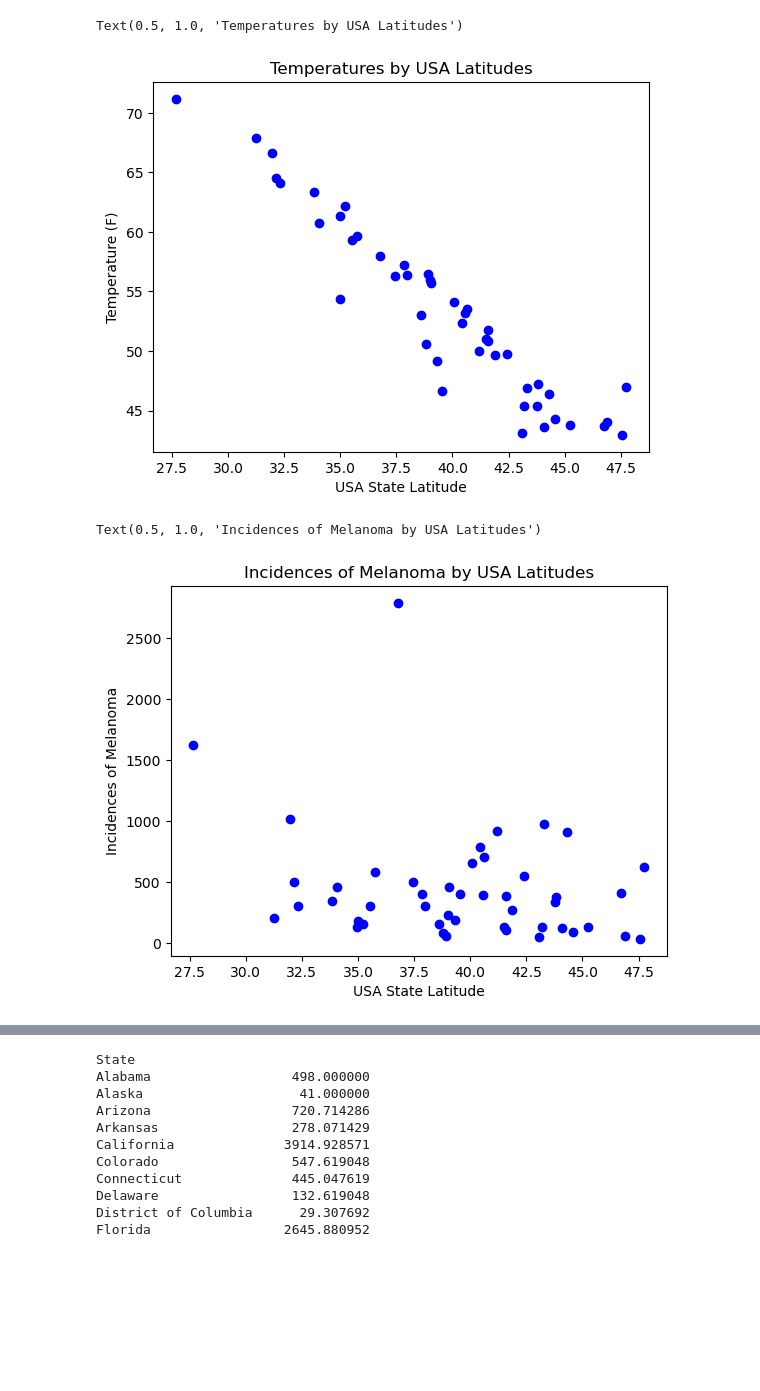
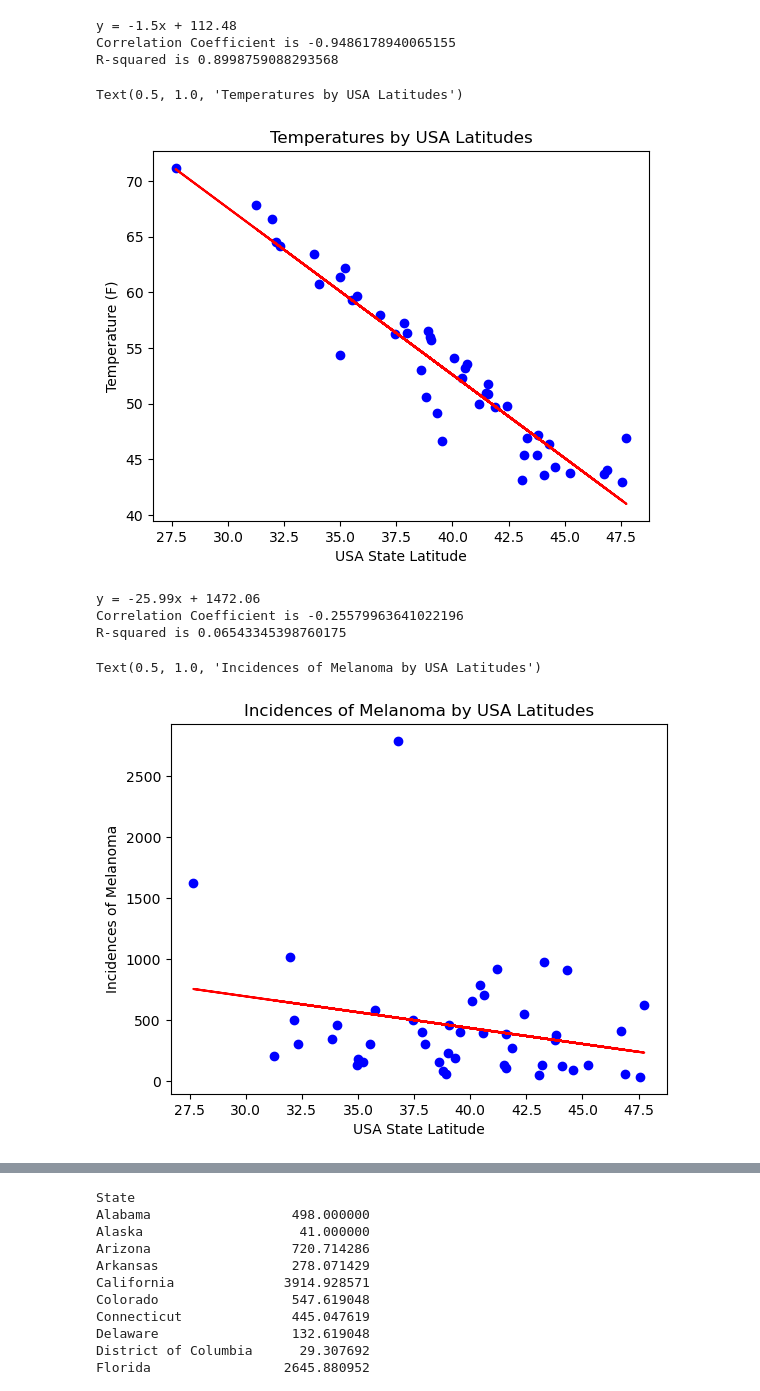
Before and after one commit to ishasaldhi/Project-1, a Jupyter notebook: Melanoma Regional.ipynb, the cells around one changed output, grey strips where cells are left out. Saved outputs shown, nothing was run; the diff lists cells and outputs as text; code cells hidden in the pictures; blank space fills up the shorter version.

Commit message:
GRAPHS AND STAT TESTS

```diff
--- a/Melanoma Regional.ipynb
+++ b/Melanoma Regional.ipynb
@@ -20,7 +20,7 @@ weatherlatlong = pd.merge(weatherData, latlongData, how = "left", on = ["State",
 melanomaData = melanomaData.drop(columns=['State Code', 'Year Code'])
 # %%
 #Take out the uneeded columns, create a new weather data frame
-cleanWeather = weatherlatlong.drop(columns=["Fall","Spring","index_x","Summer","Winter","max_warming_season","country_code","country", "STATENS", "index_y", "latitude","longitude"])
+cleanWeather = weatherlatlong.drop(columns=["Fall","Spring","index_x","Summer","Winter","max_warming_season","country_code","country", "STATENS", "index_y", "latitude","longitude", 'fips'])
 cleanWeather = cleanWeather.loc[cleanWeather["year"]>1998].rename(columns={"year":"Year"})
 # %%
 cleanWeather.head()
@@ -85,25 +85,57 @@ melanoma1999.groupby('State').mean()#[:]
 # %%
 #Create a scatter plot of the Latidude versus the Temperature
 averages1999 = melanoma1999.groupby('State').mean()
+
+x, y = averages1999["usa_state_latitude"], averages1999["temp"]
+(slope, intercept, rvalue, pvalue, stderr) = st.linregress(x, y)
+regress = x * slope + intercept
+line = "y = " + str(round(slope,2)) + "x + " + str(round(intercept,2))
+print(line)
+r = np.corrcoef(x, y)
+rSquared = r*r
+print("Correlation Coefficient is " + str(r[0][1]))
+print("R-squared is " + str(rSquared[0][1]))
+
+
 fig1, ax1 = plt.subplots()
 markersize = 5
 
-plt.scatter(averages1999["usa_state_latitude"], averages1999["temp"], color = "blue")
+plt.scatter(x, y, color = "blue")
+plt.plot(x,regress,"r-")
+
 plt.ylabel("Temperature (F)")
 plt.xlabel("USA State Latitude")
-plt.title('Temperatures by USA Latitudes')
+plt.title('Temperatures by USA Latitudes IN 1999')
 # %% [output]
-Text(0.5, 1.0, 'Temperatures by USA Latitudes')
+y = -1.5x + 112.48
+Correlation Coefficient is -0.9486178940065155
+R-squared is 0.8998759088293568
+Text(0.5, 1.0, 'Temperatures by USA Latitudes')
-[figure, old version]
+[figure, new version]
 # %%
 #Create a scatter plot of the Latidude versus the incidence of Melanoma
+x1, y1 = averages1999["usa_state_latitude"], averages1999["Count"]
+(slope, intercept, rvalue, pvalue, stderr) = st.linregress(x1, y1)
+regress = x1 * slope + intercept
+line = "y = " + str(round(slope,2)) + "x + " + str(round(intercept,2))
+print(line)
+r = np.corrcoef(x1, y1)
+rSquared = r*r
+print("Correlation Coefficient is " + str(r[0][1]))
+print("R-squared is " + str(rSquared[0][1]))
+
 fig2, ax2 = plt.subplots()
 markersize = 5
 
-plt.scatter(averages1999["usa_state_latitude"], averages1999["Count"], color = "blue")
+plt.scatter(x1, y1, color = "blue")
+plt.plot(x1,regress,"r-")
+
 plt.ylabel("Incidences of Melanoma")
 plt.xlabel("USA State Latitude")
-plt.title('Incidences of Melanoma by USA Latitudes')
+plt.title('Incidences of Melanoma by USA Latitudes in 1999')
 # %% [output]
-Text(0.5, 1.0, 'Incidences of Melanoma by USA Latitudes')
+y = -25.99x + 1472.06
+Correlation Coefficient is -0.25579963641022196
+R-squared is 0.06543345398760175
+Text(0.5, 1.0, 'Incidences of Melanoma by USA Latitudes')
-[figure, old version]
+[figure, new version]
```
Also changed, not shown: parts of 19 cells of this notebook, 1 other file.
